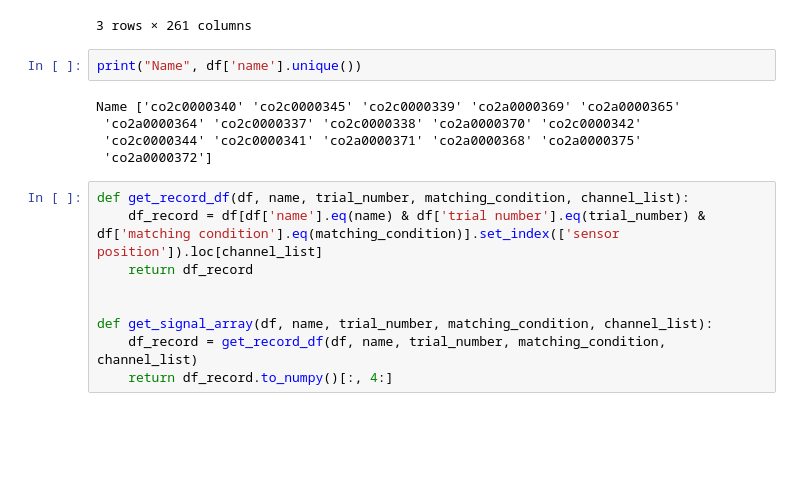
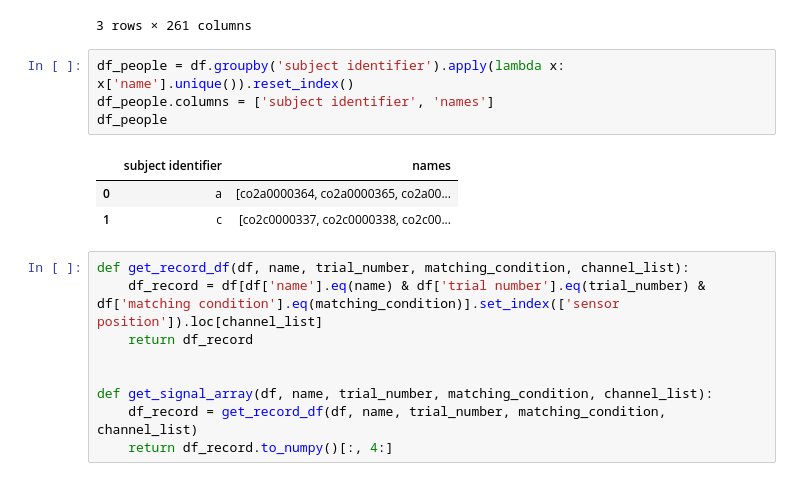
Before and after one commit to diko0071/alcoholic_eeg_analysis, a Jupyter notebook: exploration_mne_eeg.ipynb, the cells around one changed output. Cells and saved outputs as stored; diff of their text form; blank space fills up the shorter version.

```diff
--- a/exploration_mne_eeg.ipynb
+++ b/exploration_mne_eeg.ipynb
@@ -70,13 +70,14 @@ df.head(3)
 | 1 | co2a0000364 | 0 | S1 obj | AF2 | a | 1.129 | 0.641 | ... |
 | 2 | co2a0000364 | 0 | S1 obj | AF7 | a | -16.856 | -7.090 | ... |
 3 rows × 261 columns
-# %%
-print("Name", df['name'].unique())
-# %% [output]
-Name ['co2c0000340' 'co2c0000345' 'co2c0000339' 'co2a0000369' 'co2a0000365'
- 'co2a0000364' 'co2c0000337' 'co2c0000338' 'co2a0000370' 'co2c0000342'
- 'co2c0000344' 'co2c0000341' 'co2a0000371' 'co2a0000368' 'co2a0000375'
- 'co2a0000372']
+# %%
+df_people = df.groupby('subject identifier').apply(lambda x: x['name'].unique()).reset_index()
+df_people.columns = ['subject identifier', 'names']
+df_people
+# %% [output]
+|  | subject identifier | names |
+| 0 | a | [co2a0000364, co2a0000365, co2a00... |
+| 1 | c | [co2c0000337, co2c0000338, co2c00... |
 # %%
 def get_record_df(df, name, trial_number, matching_condition, channel_list):
     df_record = df[df['name'].eq(name) & df['trial number'].eq(trial_number) & df['matching condition'].eq(matching_condition)].set_index(['sensor position']).loc[channel_list]
```
Also changed, not shown: parts of 3 cells of this notebook, 3 other files.
